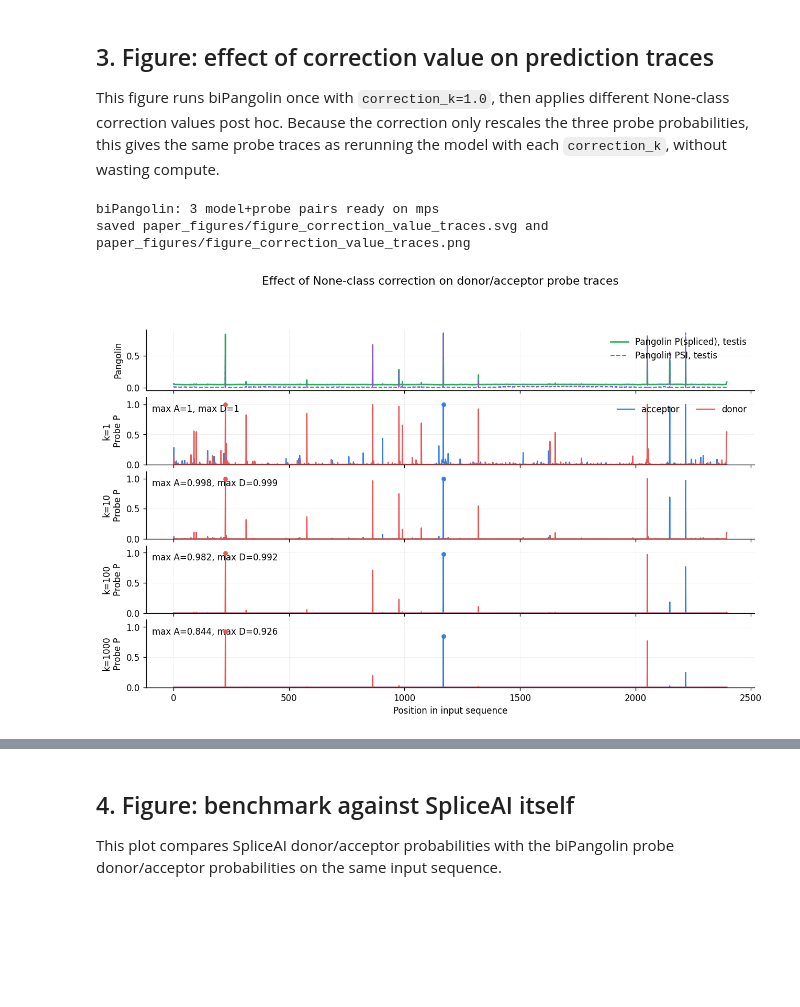
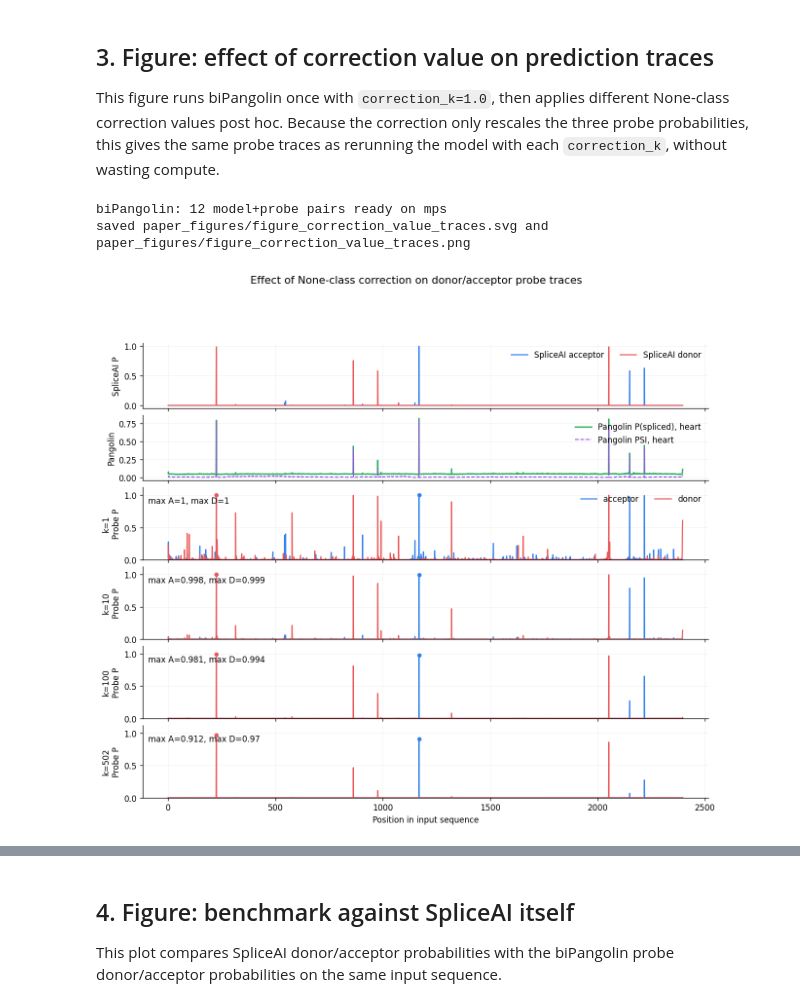
Before and after one commit to Delayed-Gitification/biPangolin, a Jupyter notebook: paper_figures.ipynb, the cells around one changed output, grey strips where cells are left out. Cells and saved outputs as stored; diff of their text form; code cells hidden in the pictures; blank space fills up the shorter version.

```diff
--- a/paper_figures.ipynb
+++ b/paper_figures.ipynb
@@ -181,7 +238,15 @@ def apply_probe_correction(result, k):
         "donor": probs[2],
     }
 
-def plot_correction_value_traces(raw_result, correction_values=(1, 10, 100, 1000), start=0, end=None):
+def plot_correction_value_traces(
+    raw_result,
+    correction_values=(1, 10, 100, 1000),
+    start=0,
+    end=None,
+    spliceai_acceptor=None,
+    spliceai_donor=None,
+    spliceai_x=None,
+):
     if end is None:
         end = len(raw_result)
     x = np.arange(start, end)
@@ -197,52 +262,77 @@ def plot_correction_value_traces(raw_result, correction_values=(1, 10, 100, 1000
     )
     shared_ymax = max(0.01, shared_ymax * 1.12)
 
+    has_spliceai = spliceai_acceptor is not None
+    nrows = (1 if has_spliceai else 0) + 1 + len(correction_values)
+    height_ratios = ([0.9] if has_spliceai else []) + [0.9] + [1] * len(correction_values)
+
     fig, axes = plt.subplots(
-        len(correction_values) + 1,
-        1,
-        figsize=(12.5, 2.0 + 1.35 * len(correction_values)),
+        nrows, 1,
+        figsize=(12.5, 2.0 + 1.35 * nrows),
         sharex=True,
-        gridspec_kw={"height_ratios": [0.9] + [1] * len(correction_values), "hspace": 0.10},
+        gridspec_kw={"height_ratios": height_ratios, "hspace": 0.10},
     )
+    axes = np.asarray(axes).ravel()
 
-    ax = axes[0]
+    row = 0
+    if has_spliceai:
+        sai_x = np.asarray(spliceai_x) if spliceai_x is not None else np.arange(len(spliceai_acceptor))
+        mask = (sai_x >= start) & (sai_x < end)
+        ax = axes[row]
+        ax.plot(sai_x[mask], np.asarray(spliceai_acceptor)[mask], color=ACC_COLOR, lw=1.4, label="SpliceAI acceptor")
+        ax.plot(sai_x[mask], np.asarray(spliceai_donor)[mask], color=DON_COLOR, lw=1.4, label="SpliceAI donor")
+        ax.set_ylabel("SpliceAI P")
+        ax.legend(frameon=False, loc="upper right", ncols=2)
+        row += 1
+
+    ax = axes[row]
     ax.plot(x, pangolin_p, color=PANGOLIN_COLOR, lw=1.6, label=f"Pangolin P(spliced), {tissue}")
     ax.plot(x, pangolin_psi, color=PSI_COLOR, lw=1.25, ls="--", label=f"Pangolin PSI, {tissue}")
     ax.set_ylabel("Pangolin")
     ax.legend(frameon=False, loc="upper right")
+    row += 1
 
-    for ax, k in zip(axes[1:], correction_values):
+    for i, k in enumerate(correction_values):
+        ax = axes[row]
         acc = corrected[k]["acceptor"][start:end]
         don = corrected[k]["donor"][start:end]
         ax.fill_between(x, acc, color=ACC_COLOR, alpha=0.18, lw=0)
         ax.plot(x, acc, color=ACC_COLOR, lw=1.4, label="acceptor")
         ax.fill_between(x, don, color=DON_COLOR, alpha=0.18, lw=0)
         ax.plot(x, don, color=DON_COLOR, lw=1.4, label="donor")
         ax.set_ylabel(f"k={k}\nProbe P")
         ax.set_ylim(0, shared_ymax)
 
         acc_peak = int(np.argmax(acc)) + start
         don_peak = int(np.argmax(don)) + start
         ax.scatter([acc_peak], [corrected[k]["acceptor"][acc_peak]], color=ACC_COLOR, s=18, zorder=4)
         ax.scatter([don_peak], [corrected[k]["donor"][don_peak]], color=DON_COLOR, s=18, zorder=4)
         ax.text(0.01, 0.78, f"max A={acc.max():.3g}, max D={don.max():.3g}", transform=ax.transAxes)
+        if i == 0:
+            ax.legend(frameon=False, loc="upper right", ncols=2)
+        row += 1
 
-    axes[1].legend(frameon=False, loc="upper right", ncols=2)
     axes[-1].set_xlabel("Position in input sequence")
     fig.suptitle("Effect of None-class correction on donor/acceptor probe traces", y=0.995, fontsize=13)
     return fig
 
 # Raw / uncorrected probe probabilities. Pangolin P and PSI are unchanged by k.
-raw_runner = BiPangolinRunner(tissue="testis", correction_k=1.0)
+raw_runner = BiPangolinRunner(tissue="all_tissues", correction_k=1.0)
 raw_result = raw_runner.score_sequence(input_sequence)
 
-fig = plot_correction_value_traces(raw_result, correction_values=(1, 10, 100, 1000))
+fig = plot_correction_value_traces(
+    raw_result,
+    correction_values=(1, 10, 100, 502),
+    spliceai_acceptor=globals().get("spliceai_acceptor"),
+    spliceai_donor=globals().get("spliceai_donor"),
+    spliceai_x=globals().get("nt_pos"),
+)
 save_figure(fig, "figure_correction_value_traces")
 plt.show()
 # %% [output]
-biPangolin: 3 model+probe pairs ready on mps
+biPangolin: 12 model+probe pairs ready on mps
 saved paper_figures/figure_correction_value_traces.svg and paper_figures/figure_correction_value_traces.png
-[figure, old version]
+[figure, new version]
 # %%
 # Use one tissue for simple example plots. Use tissue="all_tissues" for all tissue rows.
 runner = BiPangolinRunner(tissue="testis")
```
Also changed, not shown: parts of 8 cells of this notebook, 9 other files.
